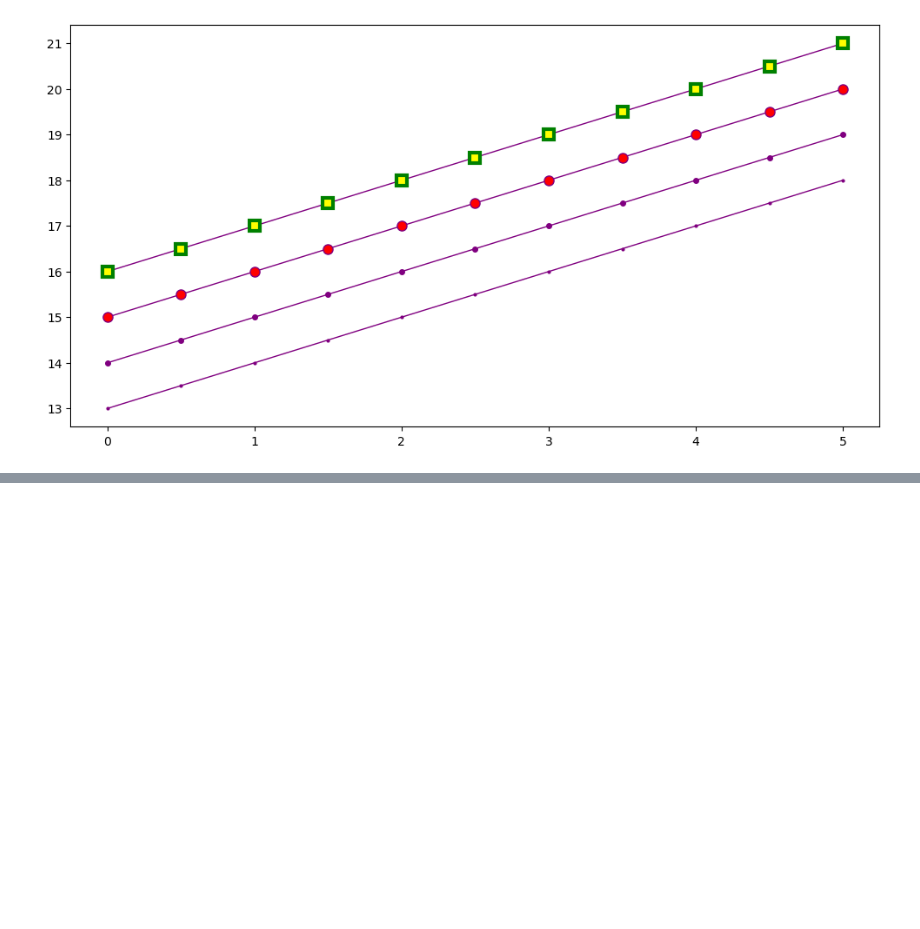
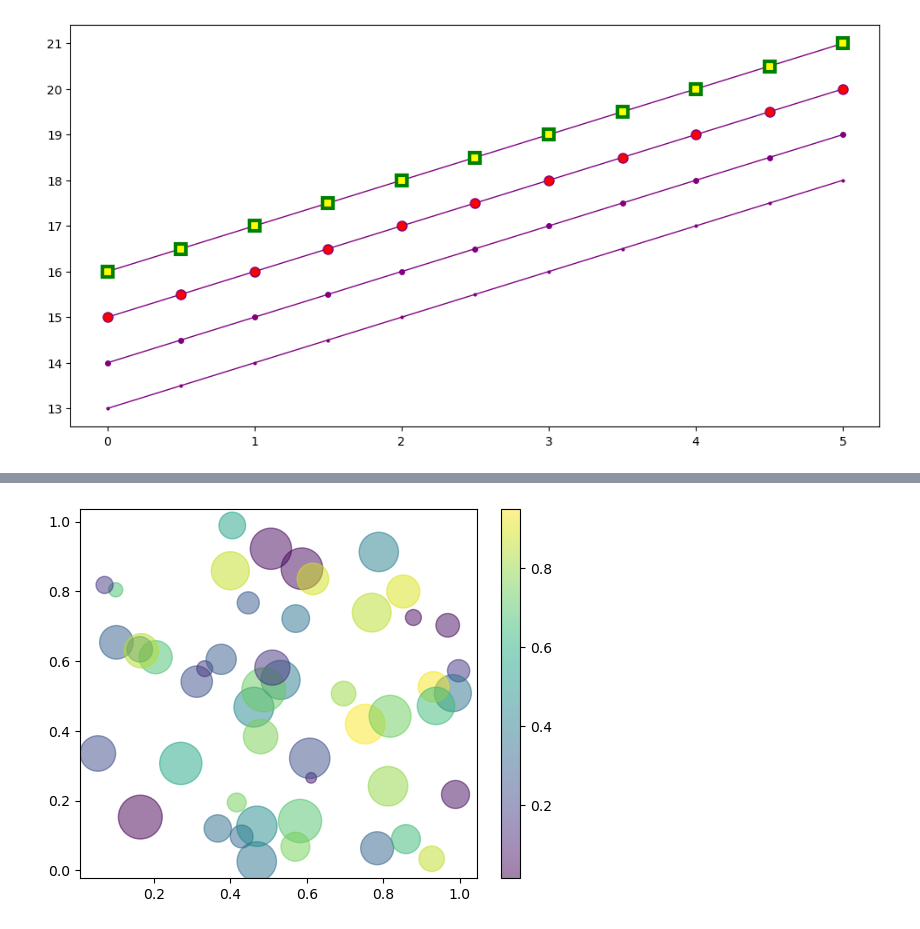
Before and after one commit to SiddheshDaphane/Python-for-data-science-and-machine-learning, a Jupyter notebook: 4. Matplotlib.ipynb, the cells around one changed output, grey strips where cells are left out. Drawn from its saved outputs; the diff is of its cells as text; code cells hidden in the pictures; blank space fills up the shorter version.

```diff
--- a/4. Matplotlib.ipynb
+++ b/4. Matplotlib.ipynb
@@ -323,0 +331,4 @@ ax.plot(x, x+16, color="purple", lw=1, ls='-', marker='s', markersize=8,
+# %%
+x = np.random.rand(50)
+y = np.random.rand(50)
+x,y
@@ -323,0 +356,4 @@ ax.plot(x, x+16, color="purple", lw=1, ls='-', marker='s', markersize=8,
+# %%
+colors = np.random.rand(50)
+sizes = 1000 * np.random.rand(50)
+colors, sizes
@@ -323,0 +378,6 @@ ax.plot(x, x+16, color="purple", lw=1, ls='-', marker='s', markersize=8,
+# %%
+plt.scatter(x, y, c=colors, s=sizes, alpha=0.5)
+plt.colorbar()
+plt.show()
+# %% [output]
+[figure, added]
```
Also changed, not shown: parts of 10 cells of this notebook.
